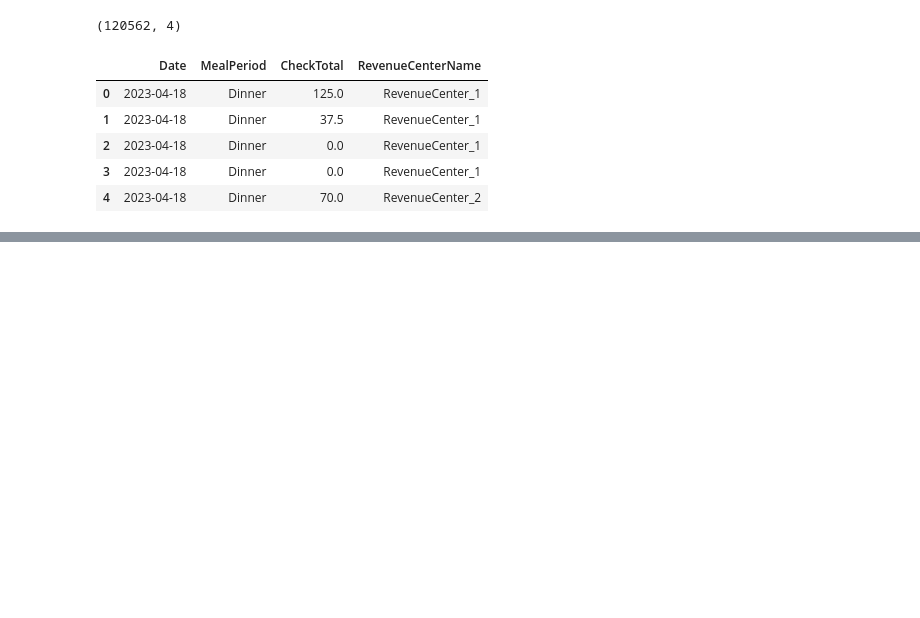
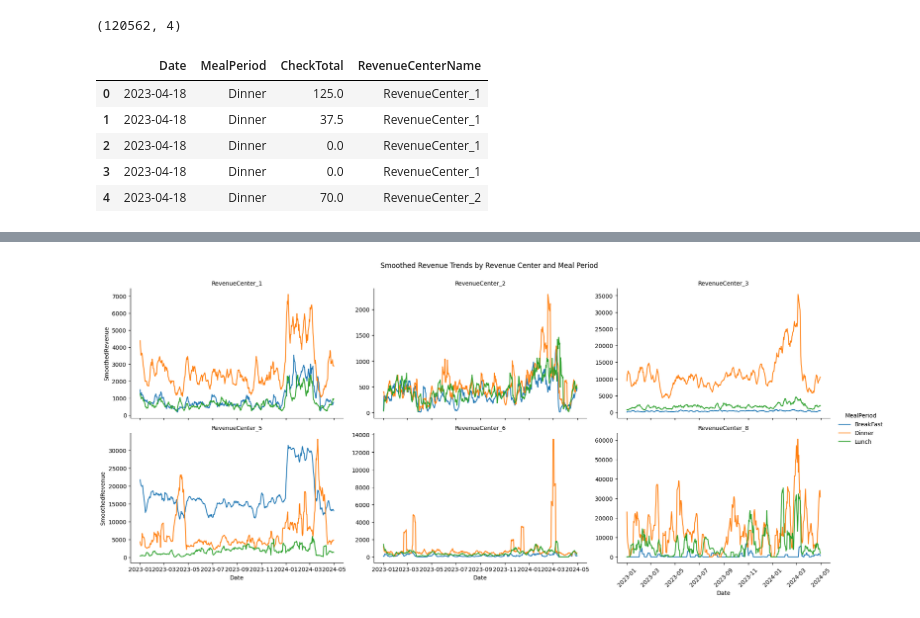
Before and after one commit to BeatBard/hotel-revenue-forecast, a Jupyter notebook: notebooks/FeatureEng.ipynb, the cells around one changed output, grey strips where cells are left out. Saved outputs shown, nothing was run; the diff lists cells and outputs as text; code cells hidden in the pictures; blank space fills up the shorter version.

```diff
--- a/notebooks/FeatureEng.ipynb
+++ b/notebooks/FeatureEng.ipynb
@@ -54,0 +116,36 @@ final_df.to_csv("complete_daily_revenue_totals.csv", index=False)
+# %%
+final_df['Date'] = pd.to_datetime(final_df['Date'])
+
+# Sort and apply 7-day moving average per MealPeriod + RevenueCenterName
+smoothed_df = (
+    final_df.sort_values("Date")
+    .groupby(["MealPeriod", "RevenueCenterName"], as_index=False)
+    .apply(lambda x: x.assign(SmoothedRevenue=x["TotalCheckAmount"].rolling(7, min_periods=1).mean()))
+    .reset_index(drop=True)
+)
+# %%
+import seaborn as sns
+import matplotlib.pyplot as plt
+
+# Plot only active revenue centers (optional filter)
+active_centers = smoothed_df.groupby("RevenueCenterName")["TotalCheckAmount"].sum().sort_values(ascending=False).head(6).index
+filtered_df = smoothed_df[smoothed_df["RevenueCenterName"].isin(active_centers)]
+
+g = sns.FacetGrid(
+    filtered_df,
+    col="RevenueCenterName",
+    hue="MealPeriod",
+    col_wrap=3,
+    height=4,
+    aspect=1.5,
+    sharey=False
+)
+
+g.map(sns.lineplot, "Date", "SmoothedRevenue").add_legend()
+g.set_titles("{col_name}")
+g.fig.subplots_adjust(top=0.9)
+g.fig.suptitle("Smoothed Revenue Trends by Revenue Center and Meal Period")
+plt.xticks(rotation=45)
+plt.show()
+# %% [output]
+[figure, added]
```
Also changed, not shown: parts of 4 cells of this notebook, 1 other file.
